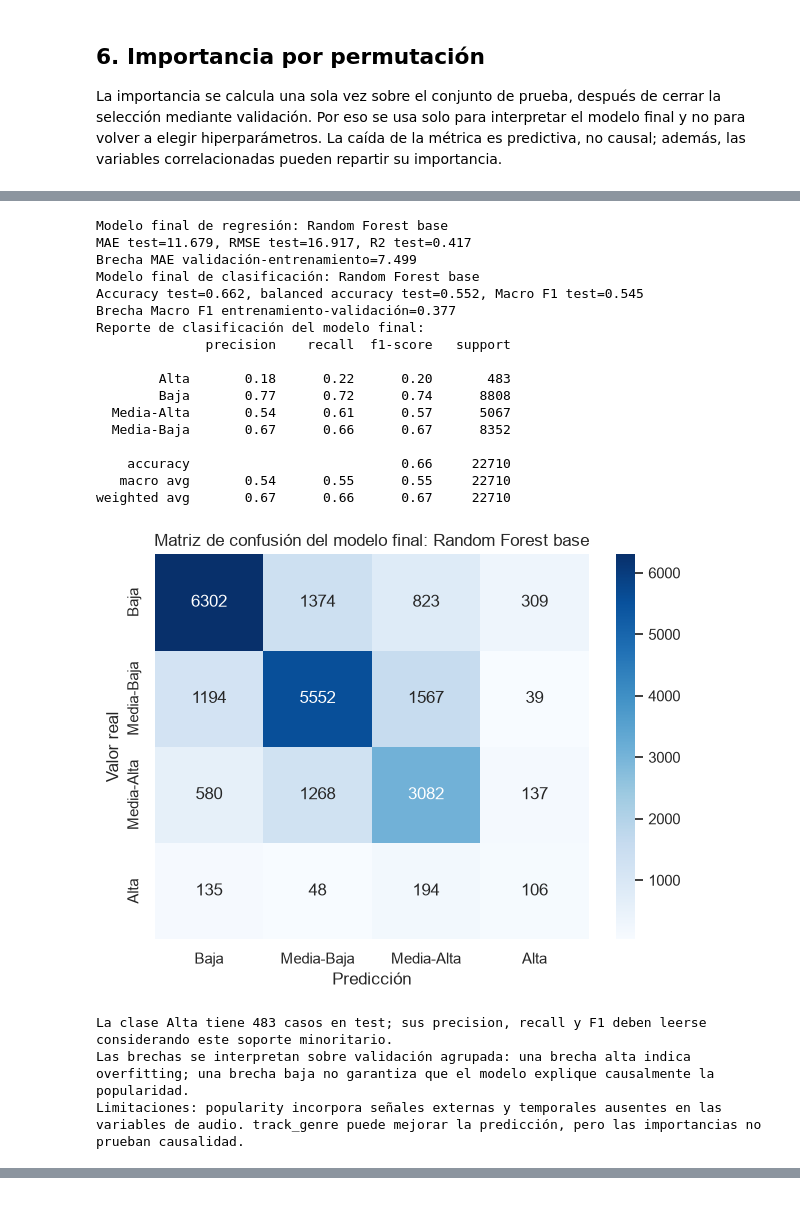
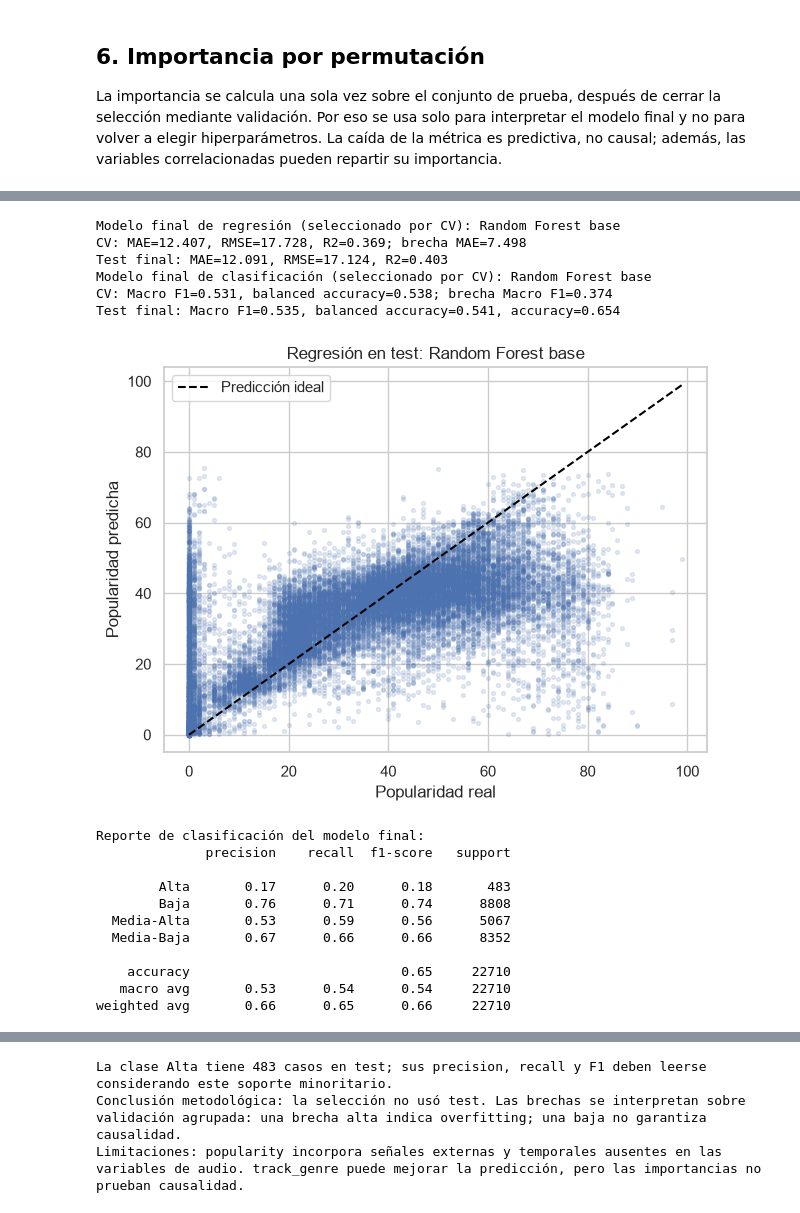
Before and after one commit to Cardosocaro/DataSciense-Curso, a Jupyter notebook: Tp-Final/Modelado_Supervisado_Spotify.ipynb, the cells around one changed output, grey strips where cells are left out. Drawn from its saved outputs; the diff is of its cells as text; code cells hidden in the pictures.

Commit message:
mejoras

```diff
--- a/Tp-Final/Modelado_Supervisado_Spotify.ipynb
+++ b/Tp-Final/Modelado_Supervisado_Spotify.ipynb
@@ -219,7 +219,7 @@ preprocessor = make_preprocessor()
 regression_models = {
     'Ridge base': Pipeline([('preprocessor', preprocessor), ('model', Ridge(alpha=10.0))]),
     'Random Forest base': Pipeline([('preprocessor', preprocessor), ('model', RandomForestRegressor(
-        n_estimators=80, min_samples_leaf=2, random_state=RANDOM_STATE, n_jobs=1
+        n_estimators=40, min_samples_leaf=2, random_state=RANDOM_STATE, n_jobs=1
     ))]),
 }
 classification_models = {
@@ -227,7 +227,7 @@ classification_models = {
         max_iter=1000, class_weight='balanced', random_state=RANDOM_STATE
     ))]),
     'Random Forest base': Pipeline([('preprocessor', preprocessor), ('model', RandomForestClassifier(
-        n_estimators=80, min_samples_leaf=2, class_weight='balanced',
+        n_estimators=40, min_samples_leaf=2, class_weight='balanced',
         random_state=RANDOM_STATE, n_jobs=1
     ))]),
 }
@@ -249,7 +249,7 @@ for name, model in regression_models.items():
     scores = cross_validate(
         model, X_train_reg, y_train_reg, groups=groups_train_reg, cv=reg_cv,
         scoring={'mae': 'neg_mean_absolute_error', 'rmse': 'neg_root_mean_squared_error', 'r2': 'r2'},
-        return_train_score=True, n_jobs=-1
+        return_train_score=True, n_jobs=1
     )
     model.fit(X_train_reg, y_train_reg)
     regression_fitted[name] = model
@@ -308,7 +281,7 @@ for name, model in classification_models.items():
     scores = cross_validate(
         model, X_train_clf, y_train_clf, groups=groups_train_clf, cv=clf_cv,
         scoring={'accuracy': 'accuracy', 'balanced_accuracy': 'balanced_accuracy', 'f1_macro': 'f1_macro'},
-        return_train_score=True, n_jobs=-1
+        return_train_score=True, n_jobs=1
     )
     model.fit(X_train_clf, y_train_clf)
     classification_fitted[name] = model
@@ -575,46 +546,51 @@ Si bien Random Forest fue seleccionado como modelo final de clasificación por o
 # %%
 final_reg_row = regression_comparison[regression_comparison['modelo'].eq(final_reg_name)].iloc[0]
 final_clf_row = classification_comparison[classification_comparison['modelo'].eq(final_clf_name)].iloc[0]
-print(f'Modelo final de regresión: {final_reg_name}')
-print(f"MAE test={final_reg_row['MAE test']:.3f}, RMSE test={final_reg_row['RMSE test']:.3f}, R2 test={final_reg_row['R2 test']:.3f}")
-print(f"Brecha MAE validación-entrenamiento={final_reg_row['Brecha MAE validación-entrenamiento']:.3f}")
-print(f'Modelo final de clasificación: {final_clf_name}')
-print(f"Accuracy test={final_clf_row['Accuracy test']:.3f}, balanced accuracy test={final_clf_row['Balanced accuracy test']:.3f}, Macro F1 test={final_clf_row['Macro F1 test']:.3f}")
-print(f"Brecha Macro F1 entrenamiento-validación={final_clf_row['Brecha Macro F1 entrenamiento-validación']:.3f}")
+print(f'Modelo final de regresión (seleccionado por CV): {final_reg_name}')
+print(f"CV: MAE={final_reg_row['MAE validación']:.3f}, RMSE={final_reg_row['RMSE validación']:.3f}, R2={final_reg_row['R2 validación']:.3f}; brecha MAE={final_reg_row['Brecha MAE validación-entrenamiento']:.3f}")
+print(f"Test final: MAE={final_reg_test['MAE test']:.3f}, RMSE={final_reg_test['RMSE test']:.3f}, R2={final_reg_test['R2 test']:.3f}")
+print(f'Modelo final de clasificación (seleccionado por CV): {final_clf_name}')
+print(f"CV: Macro F1={final_clf_row['Macro F1 validación']:.3f}, balanced accuracy={final_clf_row['Balanced accuracy validación']:.3f}; brecha Macro F1={final_clf_row['Brecha Macro F1 entrenamiento-validación']:.3f}")
+print(f"Test final: Macro F1={final_clf_test['Macro F1 test']:.3f}, balanced accuracy={final_clf_test['Balanced accuracy test']:.3f}, accuracy={final_clf_test['Accuracy test']:.3f}")
+
+plt.figure(figsize=(7, 5))
+plt.scatter(y_test_reg, final_reg_test_pred, alpha=0.15, s=8)
+limits = [y_test_reg.min(), y_test_reg.max()]
+plt.plot(limits, limits, '--', color='black', label='Predicción ideal')
+plt.xlabel('Popularidad real'); plt.ylabel('Popularidad predicha')
+plt.title(f'Regresión en test: {final_reg_name}'); plt.legend(); plt.show()
 
 print('Reporte de clasificación del modelo final:')
 print(classification_report(y_test_clf, final_clf_test_pred, zero_division=0))
+labels = ['Baja', 'Media-Baja', 'Media-Alta', 'Alta']
 final_cm = confusion_matrix(y_test_clf, final_clf_test_pred, labels=labels)
 plt.figure(figsize=(7, 5))
 sns.heatmap(final_cm, annot=True, fmt='d', cmap='Blues', xticklabels=labels, yticklabels=labels)
 plt.xlabel('Predicción')
 plt.ylabel('Valor real')
 plt.title(f'Matriz de confusión del modelo final: {final_clf_name}')
 plt.show()
 
 alta_support = int((y_test_clf == 'Alta').sum())
 print(f'La clase Alta tiene {alta_support} casos en test; sus precision, recall y F1 deben leerse considerando este soporte minoritario.')
-print('Las brechas se interpretan sobre validación agrupada: una brecha alta indica overfitting; una brecha baja no garantiza que el modelo explique causalmente la popularidad.')
+print('Conclusión metodológica: la selección no usó test. Las brechas se interpretan sobre validación agrupada: una brecha alta indica overfitting; una baja no garantiza causalidad.')
 print('Limitaciones: popularity incorpora señales externas y temporales ausentes en las variables de audio. track_genre puede mejorar la predicción, pero las importancias no prueban causalidad.')
 # %% [output]
-Modelo final de regresión: Random Forest base
-MAE test=11.679, RMSE test=16.917, R2 test=0.417
-Brecha MAE validación-entrenamiento=7.499
-Modelo final de clasificación: Random Forest base
-Accuracy test=0.662, balanced accuracy test=0.552, Macro F1 test=0.545
-Brecha Macro F1 entrenamiento-validación=0.377
-Reporte de clasificación del modelo final:
-              precision    recall  f1-score   support
-
-        Alta       0.18      0.22      0.20       483
-        Baja       0.77      0.72      0.74      8808
-  Media-Alta       0.54      0.61      0.57      5067
-  Media-Baja       0.67      0.66      0.67      8352
-
-    accuracy                           0.66     22710
-   macro avg       0.54      0.55      0.55     22710
-weighted avg       0.67      0.66      0.67     22710
+Modelo final de regresión (seleccionado por CV): Random Forest base
+CV: MAE=12.407, RMSE=17.728, R2=0.369; brecha MAE=7.498
+Test final: MAE=12.091, RMSE=17.124, R2=0.403
+Modelo final de clasificación (seleccionado por CV): Random Forest base
+CV: Macro F1=0.531, balanced accuracy=0.538; brecha Macro F1=0.374
+Test final: Macro F1=0.535, balanced accuracy=0.541, accuracy=0.654
-[figure, old version]
+[figure, new version]
-La clase Alta tiene 483 casos en test; sus precision, recall y F1 deben leerse considerando este soporte minoritario.
-Las brechas se interpretan sobre validación agrupada: una brecha alta indica overfitting; una brecha baja no garantiza que el modelo explique causalmente la popularidad.
-Limitaciones: popularity incorpora señales externas y temporales ausentes en las variables de audio. track_genre puede mejorar la predicción, pero las importancias no prueban causalidad.
+Reporte de clasificación del modelo final:
+              precision    recall  f1-score   support
+
+        Alta       0.17      0.20      0.18       483
+        Baja       0.76      0.71      0.74      8808
+  Media-Alta       0.53      0.59      0.56      5067
+  Media-Baja       0.67      0.66      0.66      8352
+
+    accuracy                           0.65     22710
+   macro avg       0.53      0.54      0.54     22710
+weighted avg       0.66      0.65      0.66     22710
@@ -620,0 +598,3 @@ Limitaciones: popularity incorpora señales externas y temporales ausentes en la
+La clase Alta tiene 483 casos en test; sus precision, recall y F1 deben leerse considerando este soporte minoritario.
+Conclusión metodológica: la selección no usó test. Las brechas se interpretan sobre validación agrupada: una brecha alta indica overfitting; una baja no garantiza causalidad.
+Limitaciones: popularity incorpora señales externas y temporales ausentes en las variables de audio. track_genre puede mejorar la predicción, pero las importancias no prueban causalidad.
```
Also changed, not shown: parts of 10 cells of this notebook.
